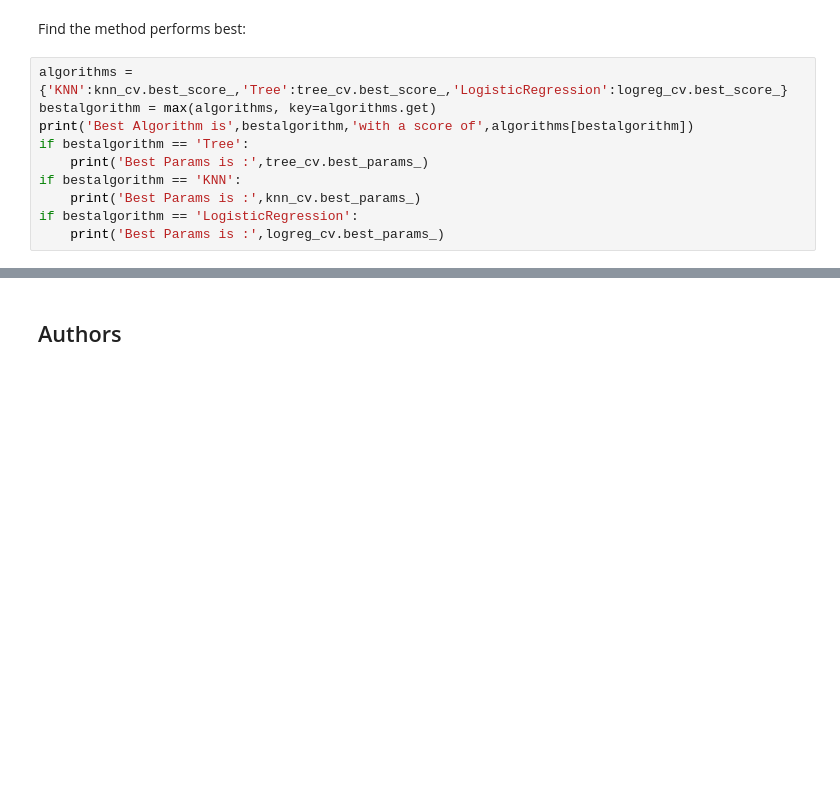
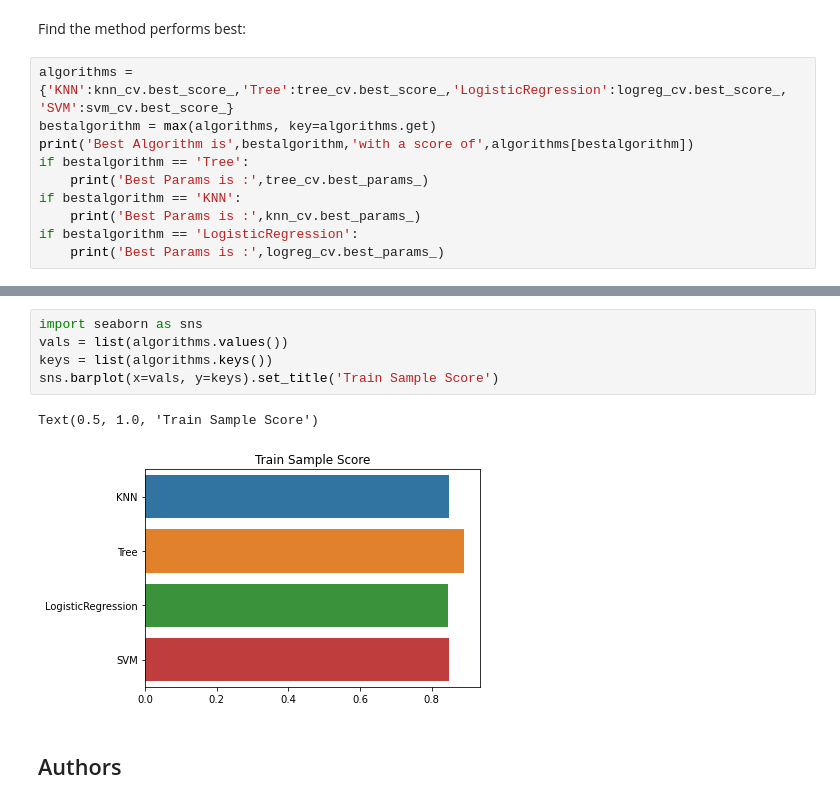
Before and after one commit to vladipako/final_project, a Jupyter notebook: Predictive_Analysis.ipynb, the cells around one changed output, grey strips where cells are left out. Cells and saved outputs as stored; diff of their text form; blank space fills up the shorter version.

```diff
--- a/Predictive_Analysis.ipynb
+++ b/Predictive_Analysis.ipynb
@@ -294,7 +298,7 @@ plot_confusion_matrix(Y_test,yhat)
 # %% [markdown]
 Find the method performs best:
 # %%
-algorithms = {'KNN':knn_cv.best_score_,'Tree':tree_cv.best_score_,'LogisticRegression':logreg_cv.best_score_}
+algorithms = {'KNN':knn_cv.best_score_,'Tree':tree_cv.best_score_,'LogisticRegression':logreg_cv.best_score_, 'SVM':svm_cv.best_score_}
 bestalgorithm = max(algorithms, key=algorithms.get)
 print('Best Algorithm is',bestalgorithm,'with a score of',algorithms[bestalgorithm])
 if bestalgorithm == 'Tree':
@@ -309,3 +321,11 @@ Best Params is : {'criterion': 'gini', 'max_depth': 16, 'max_features': 'sqrt',
+# %%
+import seaborn as sns
+vals = list(algorithms.values())
+keys = list(algorithms.keys())
+sns.barplot(x=vals, y=keys).set_title('Train Sample Score')
+# %% [output]
+Text(0.5, 1.0, 'Train Sample Score')
+[figure, added]
 # %% [markdown]
 ## Authors
 # %% [markdown]
```
Also changed, not shown: parts of 7 cells of this notebook.
